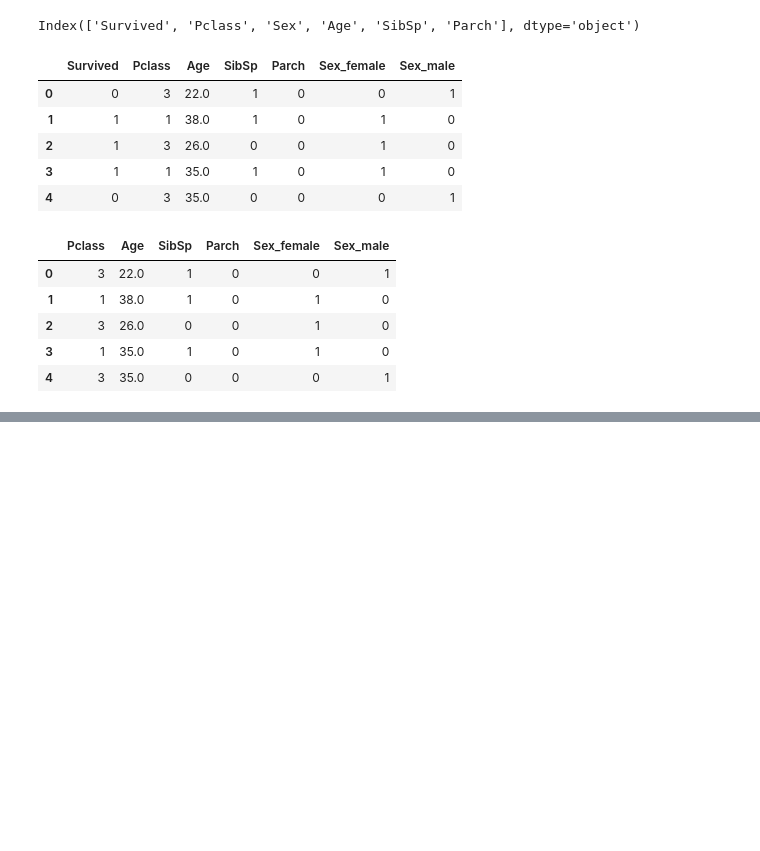
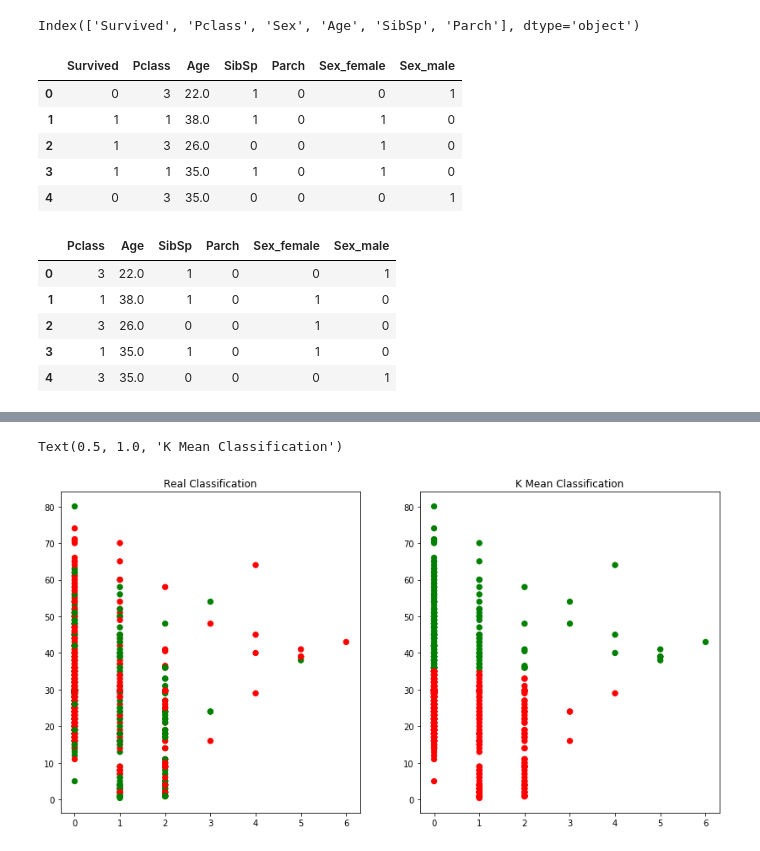
Before and after one commit to vkrit/fundamental-data-science-python, a Jupyter notebook: Workshop#9.ipynb, the cells around one changed output, grey strips where cells are left out. Cells and saved outputs as stored; diff of their text form; code cells hidden in the pictures; blank space fills up the shorter version.

```diff
--- a/Workshop#9.ipynb
+++ b/Workshop#9.ipynb
@@ -107,0 +116,20 @@ ValueError: Incorrect number of features. Got 891 features, expected 6
+# %%
+# View the results
+# Set the size of the plot
+plt.figure(figsize=(14,7))
+
+# Create a colormap
+colormap = np.array(['red', 'green'])
+
+# Plot the Original Classifications
+plt.subplot(1, 2, 1)
+plt.scatter(x.iloc[:,3], x.iloc[:,1], c=colormap[df["Survived"]], s=40)
+plt.title('Real Classification')
+
+# Plot the Models Classifications
+plt.subplot(1, 2, 2)
+plt.scatter(x.iloc[:,3], x.iloc[:,1], c=colormap[clf.labels_], s=40)
+plt.title('K Mean Classification')
+# %% [output]
+Text(0.5, 1.0, 'K Mean Classification')
+[figure, added]
```
Also changed, not shown: parts of 10 cells of this notebook, 11 other files.
